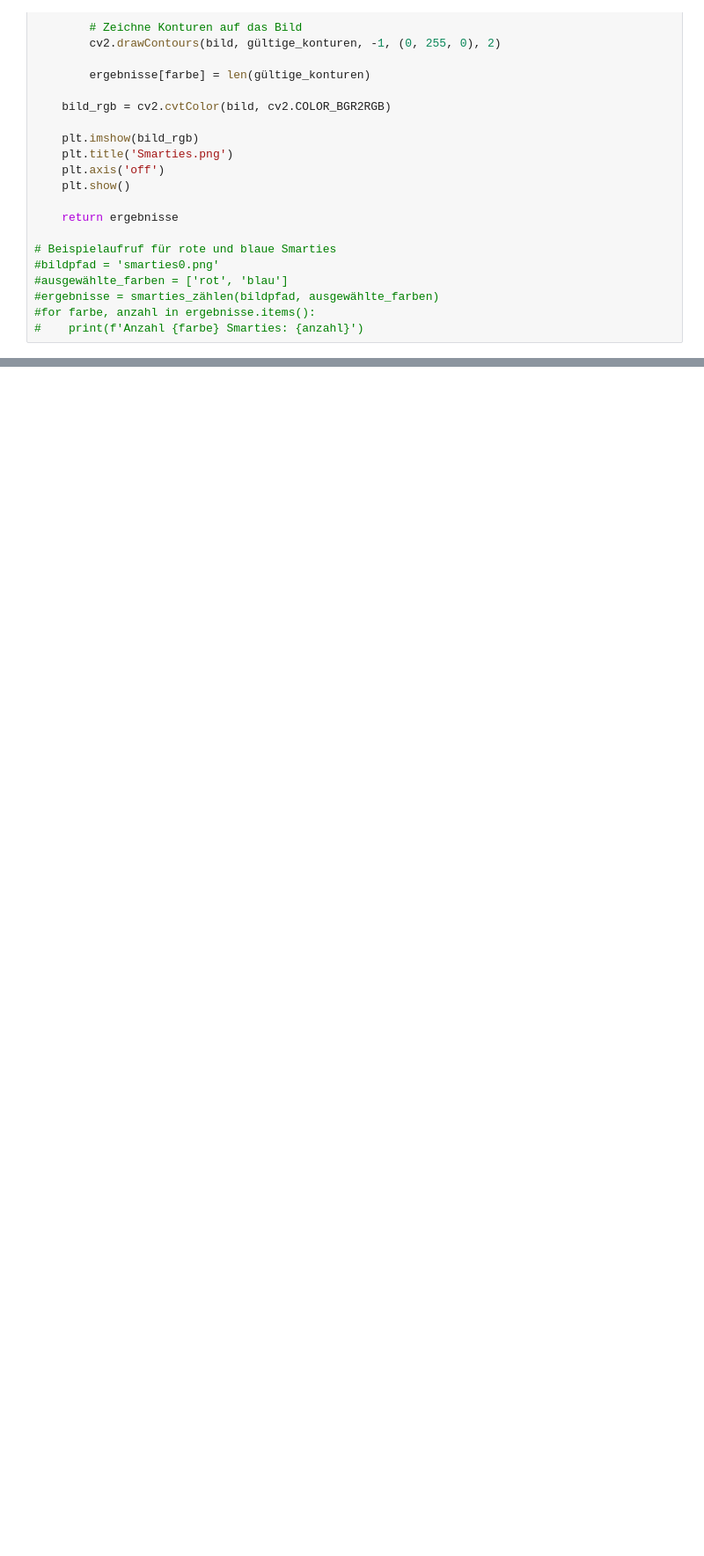
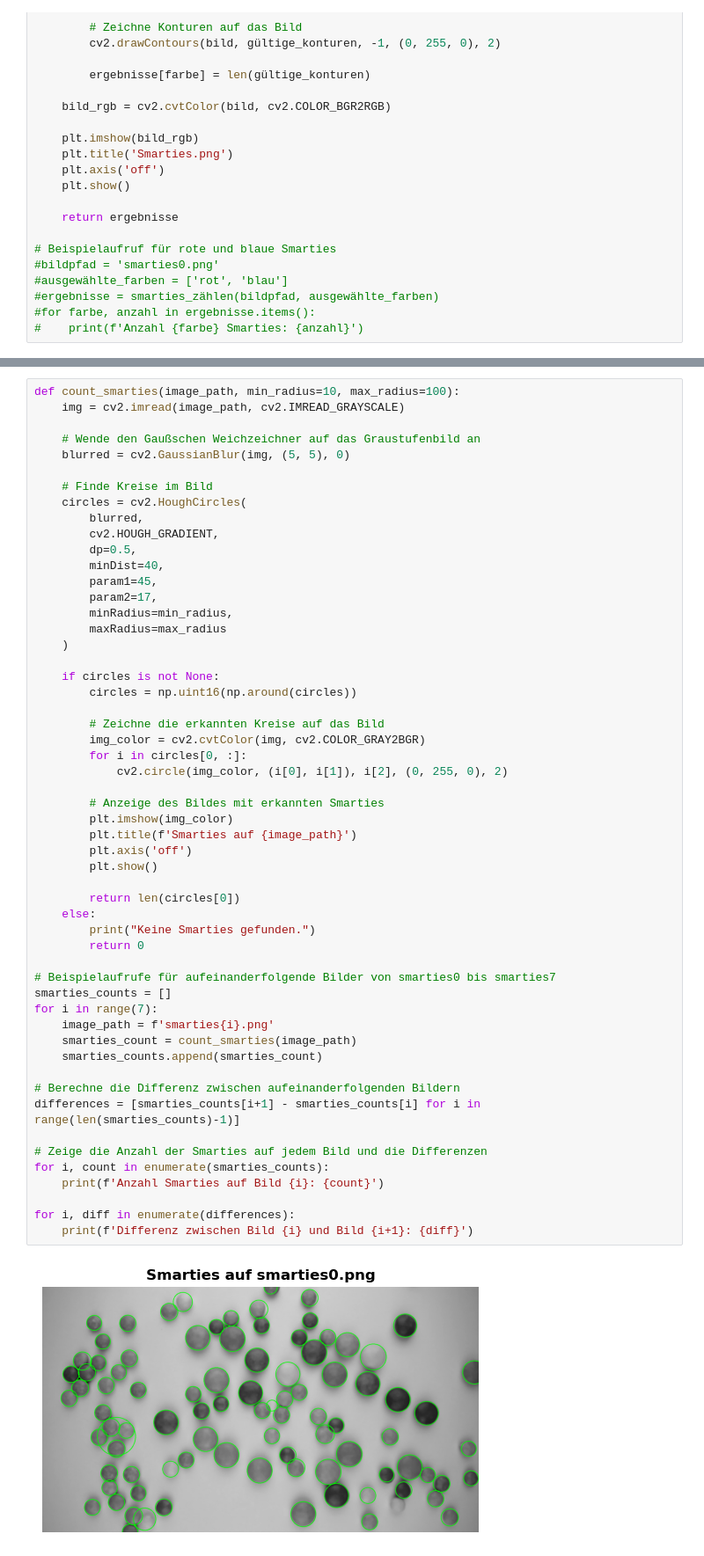
Before and after one commit to FHAC-MdQM/object-detection-smarties-aktualisiert-LeoSchnuch, a Jupyter notebook: ObjectDetection.ipynb, the cells around one changed output, grey strips where cells are left out. Shown at 88% size. Cells and saved outputs as stored; diff of their text form; blank space fills up the shorter version.

```diff
--- a/ObjectDetection.ipynb
+++ b/ObjectDetection.ipynb
@@ -175,0 +176,56 @@ Anzahl großer Smarties: 24
+# %%
+def count_smarties(image_path, min_radius=10, max_radius=100):
+    img = cv2.imread(image_path, cv2.IMREAD_GRAYSCALE)
+
+    # Wende den Gaußschen Weichzeichner auf das Graustufenbild an
+    blurred = cv2.GaussianBlur(img, (5, 5), 0)
+
+    # Finde Kreise im Bild
+    circles = cv2.HoughCircles(
+        blurred,
+        cv2.HOUGH_GRADIENT,
+        dp=0.5,
+        minDist=40,
+        param1=45,
+        param2=17,
+        minRadius=min_radius,
+        maxRadius=max_radius
+    )
+
+    if circles is not None:
+        circles = np.uint16(np.around(circles))
+
+        # Zeichne die erkannten Kreise auf das Bild
+        img_color = cv2.cvtColor(img, cv2.COLOR_GRAY2BGR)
+        for i in circles[0, :]:
+            cv2.circle(img_color, (i[0], i[1]), i[2], (0, 255, 0), 2)
+
+        # Anzeige des Bildes mit erkannten Smarties
+        plt.imshow(img_color)
+        plt.title(f'Smarties auf {image_path}')
+        plt.axis('off')
+        plt.show()
+
+        return len(circles[0])
+    else:
+        print("Keine Smarties gefunden.")
+        return 0
+
+# Beispielaufrufe für aufeinanderfolgende Bilder von smarties0 bis smarties7
+smarties_counts = []
+for i in range(7):
+    image_path = f'smarties{i}.png'
+    smarties_count = count_smarties(image_path)
+    smarties_counts.append(smarties_count)
+
+# Berechne die Differenz zwischen aufeinanderfolgenden Bildern
+differences = [smarties_counts[i+1] - smarties_counts[i] for i in range(len(smarties_counts)-1)]
+
+# Zeige die Anzahl der Smarties auf jedem Bild und die Differenzen
+for i, count in enumerate(smarties_counts):
+    print(f'Anzahl Smarties auf Bild {i}: {count}')
+
+for i, diff in enumerate(differences):
+    print(f'Differenz zwischen Bild {i} und Bild {i+1}: {diff}')
+# %% [output]
+[figure, added]
```
Also changed, not shown: parts of 7 cells of this notebook.
